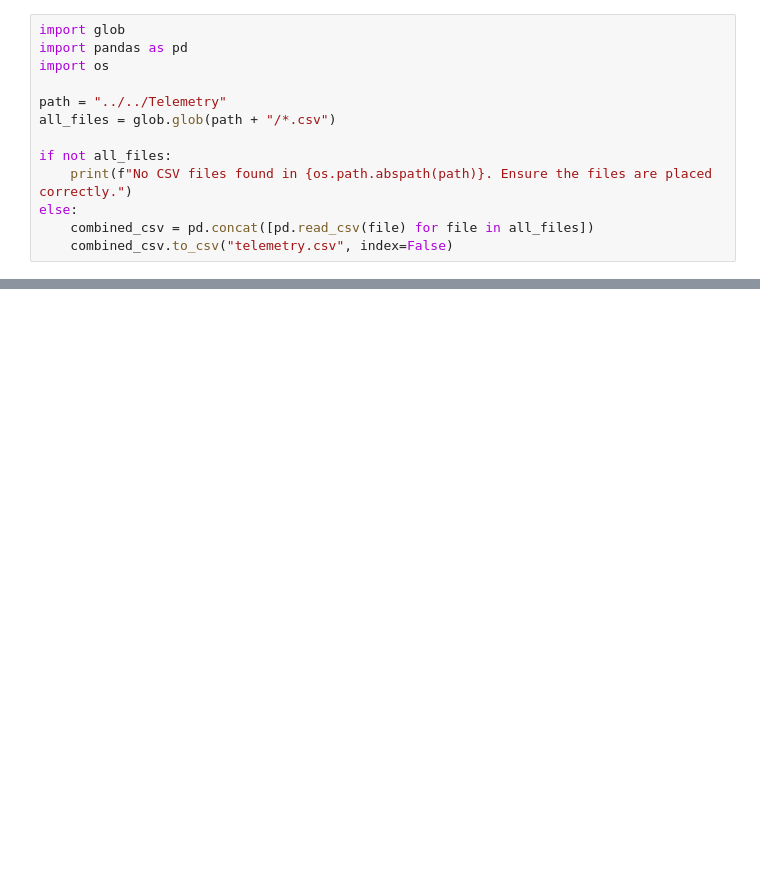
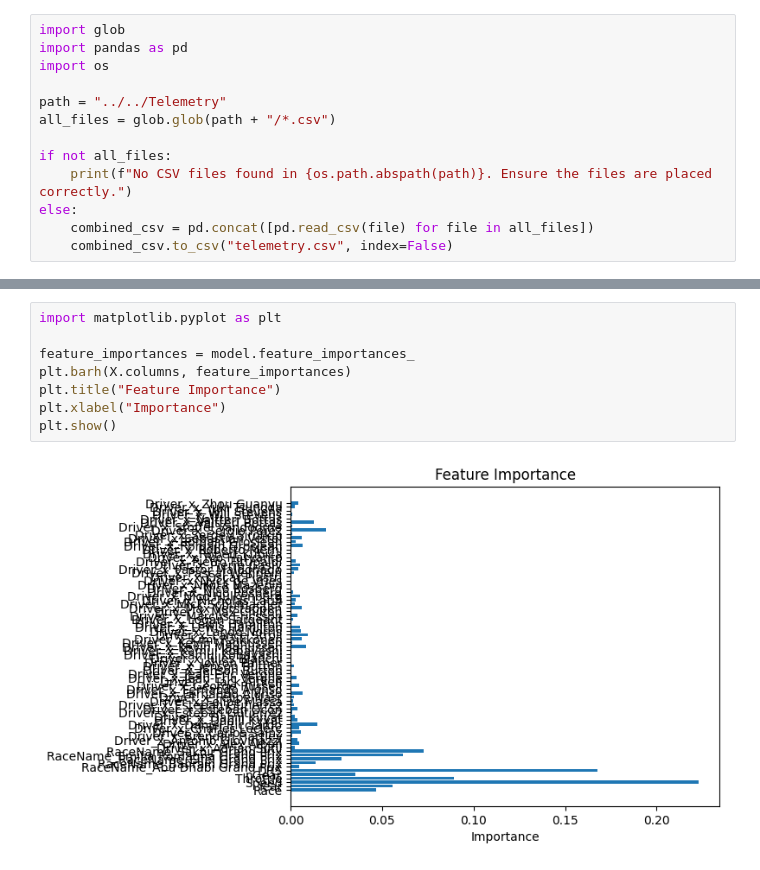
Before and after one commit to Kirtan-Patel234/F1DataScienceProject, a Jupyter notebook: Merged_Datasets/Telemetry_Pits/telemetry_pits.ipynb, the cells around one changed output, grey strips where cells are left out. Drawn from its saved outputs; the diff is of its cells as text; blank space fills up the shorter version.

```diff
--- a/Merged_Datasets/Telemetry_Pits/telemetry_pits.ipynb
+++ b/Merged_Datasets/Telemetry_Pits/telemetry_pits.ipynb
@@ -56,0 +126,10 @@ Error:
+# %%
+import matplotlib.pyplot as plt
+
+feature_importances = model.feature_importances_
+plt.barh(X.columns, feature_importances)
+plt.title("Feature Importance")
+plt.xlabel("Importance")
+plt.show()
+# %% [output]
+[figure, added]
```
Also changed, not shown: parts of 12 cells of this notebook, 11 other files.
